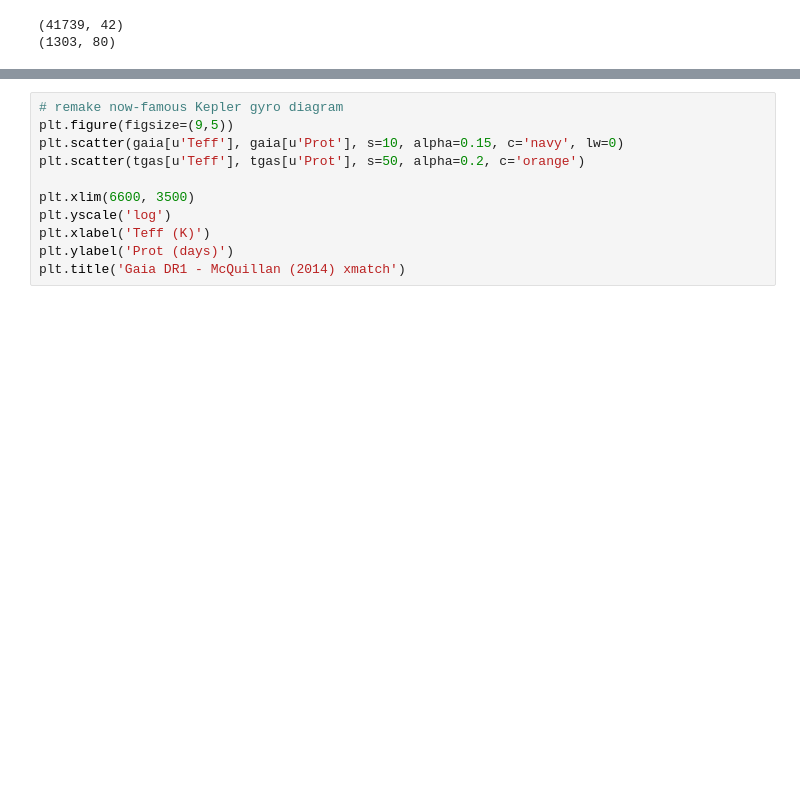
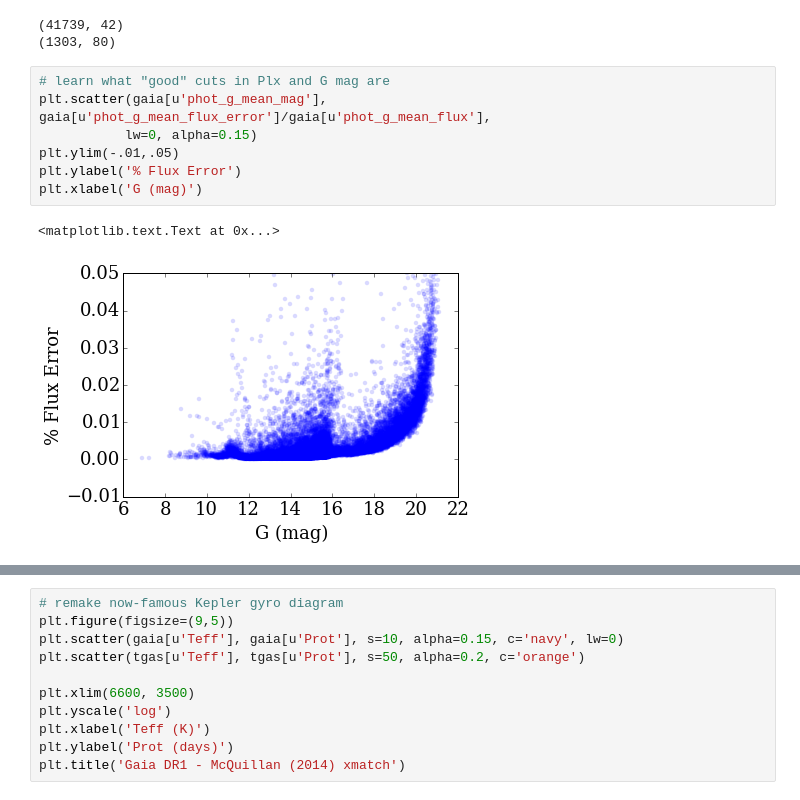
Before and after one commit to jradavenport/gaia_rot, a Jupyter notebook: explore.ipynb, the cells around one changed output, grey strips where cells are left out. Saved outputs shown, nothing was run; the diff lists cells and outputs as text; blank space fills up the shorter version.

```diff
--- a/explore.ipynb
+++ b/explore.ipynb
@@ -58,3 +58,13 @@ print(tgas.shape)
 # %% [output]
 (41739, 42)
 (1303, 80)
+# %%
+# learn what "good" cuts in Plx and G mag are
+plt.scatter(gaia[u'phot_g_mean_mag'], gaia[u'phot_g_mean_flux_error']/gaia[u'phot_g_mean_flux'],
+           lw=0, alpha=0.15)
+plt.ylim(-.01,.05)
+plt.ylabel('% Flux Error')
+plt.xlabel('G (mag)')
+# %% [output]
+<matplotlib.text.Text at 0x...>
+[figure, added]
```
Also changed, not shown: parts of 16 cells of this notebook.
